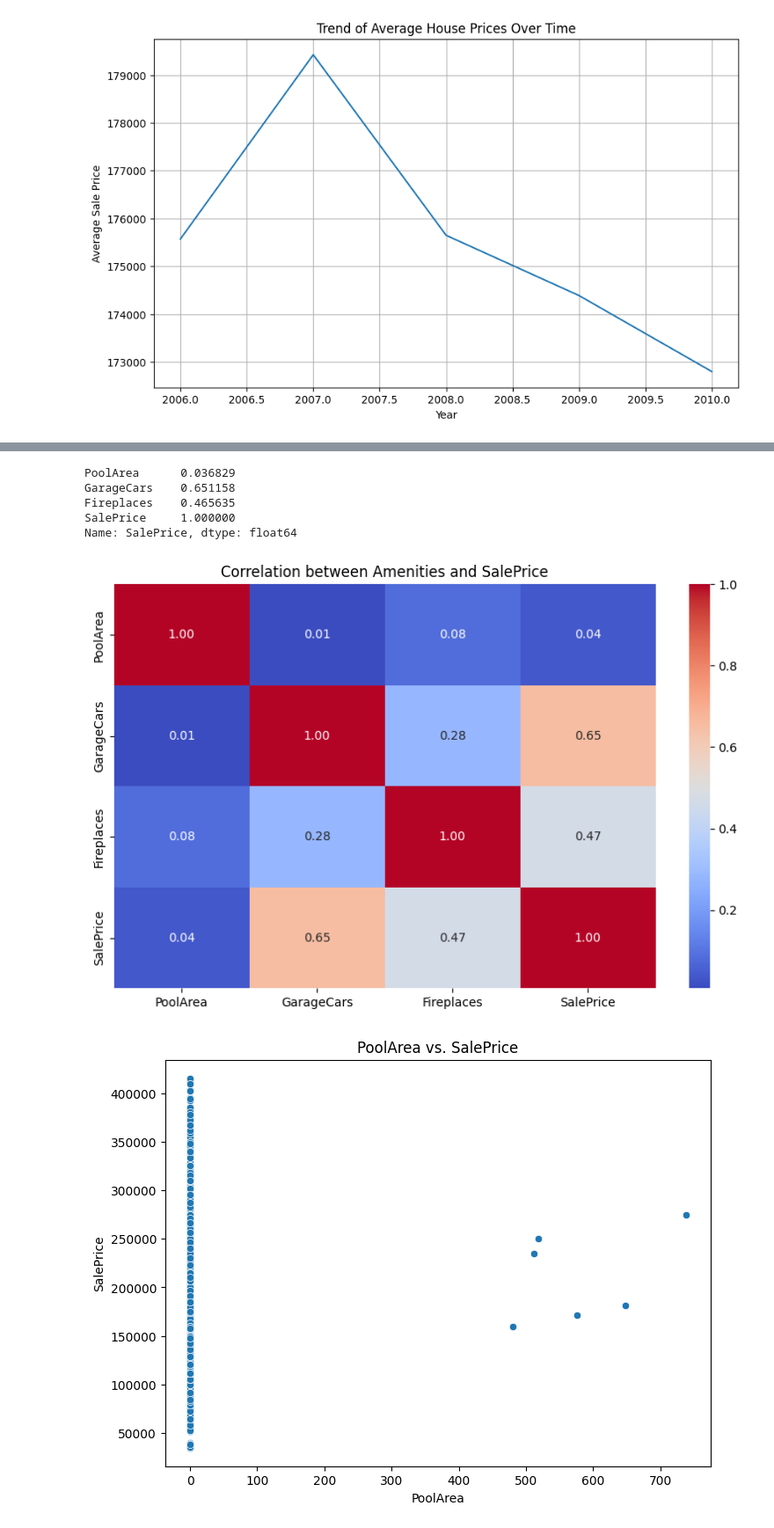
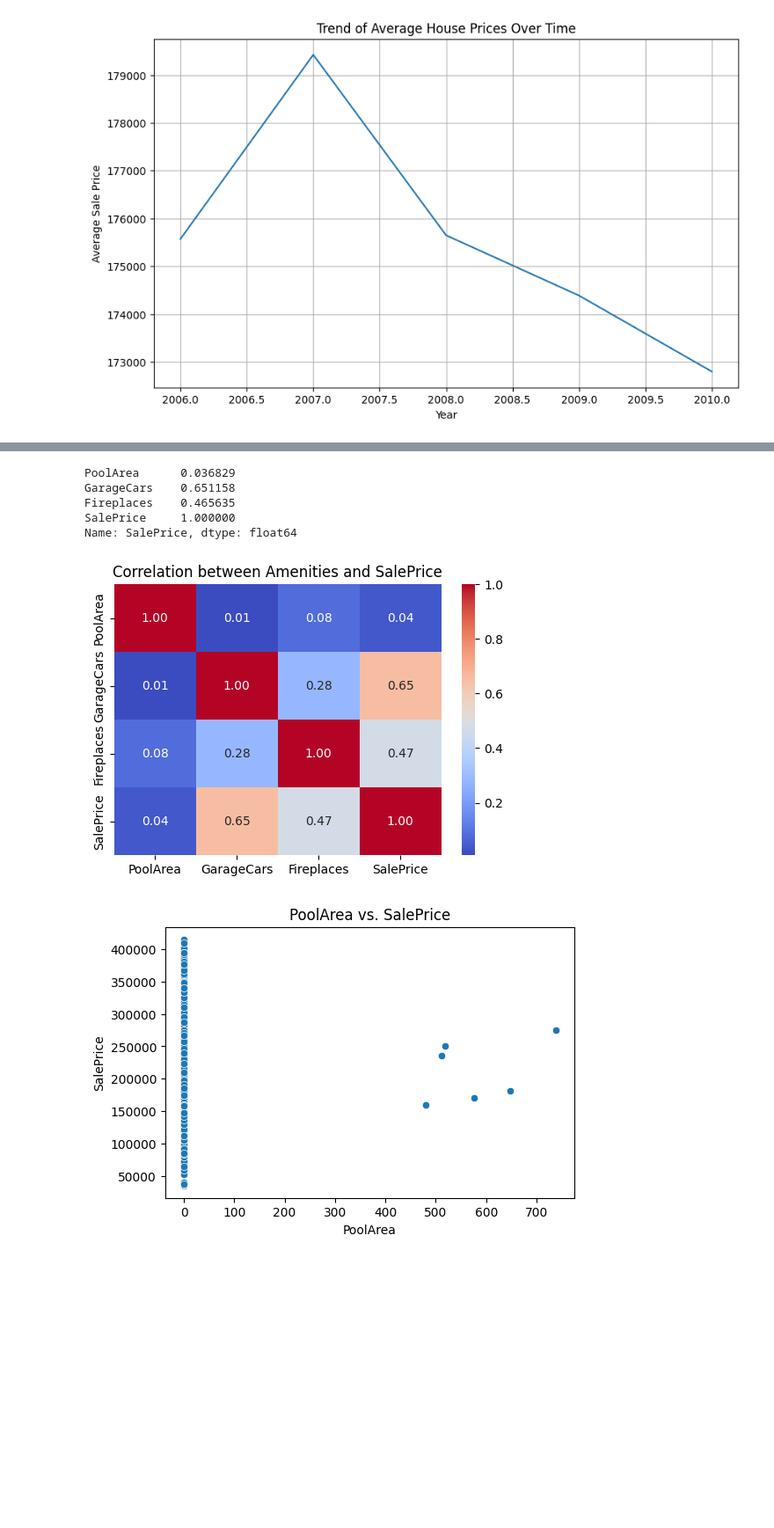
Before and after one commit to radharaju1996/Exploratory-Data-Analysis, a Jupyter notebook: Exploratory Data Analysis.ipynb, the cells around one changed output, grey strips where cells are left out. Shown at 88% size. Saved outputs shown, nothing was run; the diff lists cells and outputs as text; code cells hidden in the pictures; blank space fills up the shorter version.

```diff
--- a/Exploratory Data Analysis.ipynb
+++ b/Exploratory Data Analysis.ipynb
@@ -85 +89,3 @@ df.isnull().sum()
 dtype: int64
+# %%
+df[['GarageYrBlt','Electrical','MasVnrType','Alley']]=df[['GarageYrBlt','Electrical','MasVnrType','Alley']].fillna(df.mode().iloc[0])
@@ -499,40 +588,40 @@ correlation_with_amenities = df1_trimmed[amenity_columns + ['SalePrice']].corr()
 print(correlation_with_amenities)
 
 # Visualize the correlations
-plt.figure(figsize=(10, 6))
+plt.figure(figsize=(6, 4))
 sns.heatmap(df1_trimmed[amenity_columns + ['SalePrice']].corr(), annot=True, cmap='coolwarm', fmt=".2f")
 plt.title("Correlation between Amenities and SalePrice")
 plt.show()
 
 # Scatter plots
 for amenity in amenity_columns:
-    plt.figure(figsize=(8, 6))
+    plt.figure(figsize=(6,4))
     sns.scatterplot(x=amenity, y='SalePrice', data=df1_trimmed)
     plt.title(f'{amenity} vs. SalePrice')
     plt.show()
 # Feature Importance from RandomForest
 
 model = RandomForestRegressor(n_estimators=100, random_state=42)
 X = df1_trimmed.drop(['SalePrice', 'YrSold'], axis=1)
 X = pd.get_dummies(X)
 y = df1_trimmed['SalePrice']
 model.fit(X, y)
 feature_importances = model.feature_importances_
 feature_importance_df = pd.DataFrame({'Feature': X.columns, 'Importance': feature_importances})
 feature_importance_df = feature_importance_df.sort_values(by='Importance', ascending=False)
 
 # Plot the feature importances
-plt.figure(figsize=(12, 8))
+plt.figure(figsize=(6,4))
 sns.barplot(x='Importance', y='Feature', data=feature_importance_df.head(20))
 plt.title('Top 20 Feature Importances from RandomForestRegressor')
 plt.xlabel('Importance')
 plt.ylabel('Feature')
 plt.show()
 # %% [output]
 PoolArea      0.036829
 GarageCars    0.651158
 Fireplaces    0.465635
 SalePrice     1.000000
 Name: SalePrice, dtype: float64
-[figure, old version]
+[figure, new version]
-[figure, old version]
+[figure, new version]
```
Also changed, not shown: parts of 12 cells of this notebook.
